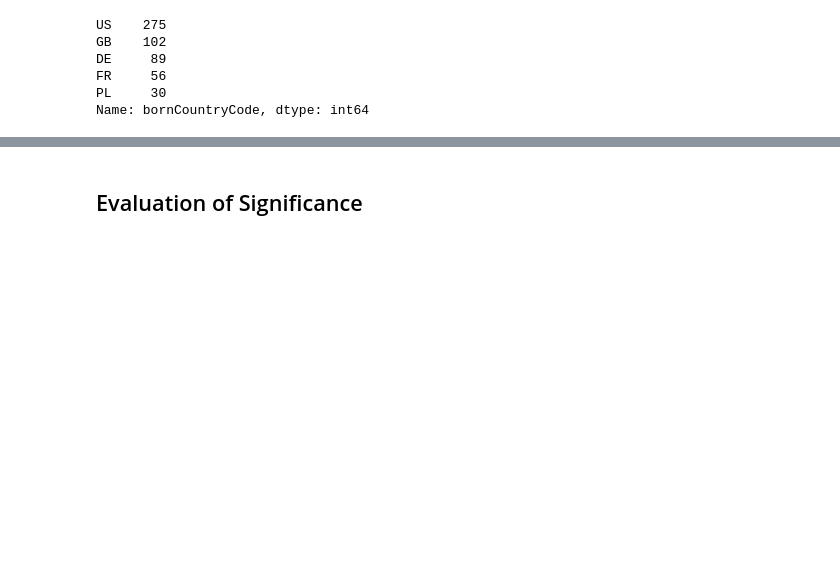
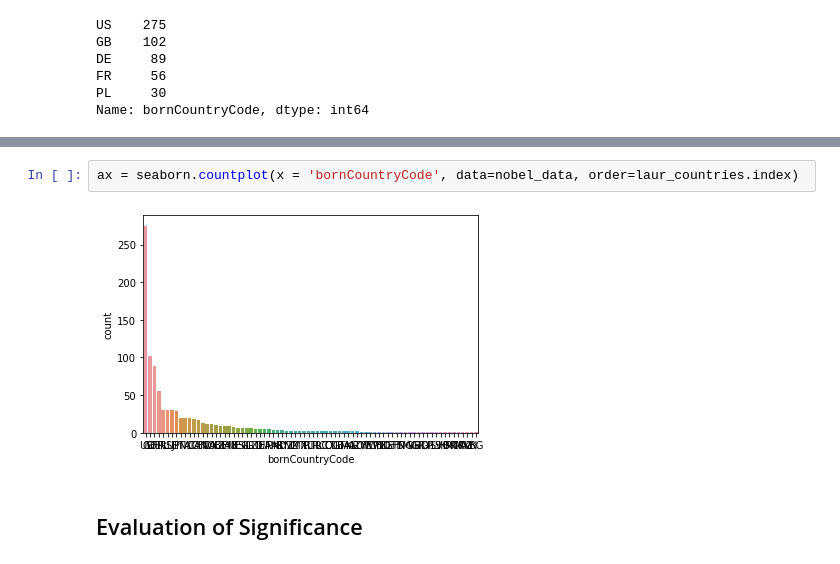
Before and after one commit to qbello22/2950-Project, a Jupyter notebook: Nobel Laureates - Phase IV.ipynb, the cells around one changed output, grey strips where cells are left out. Drawn from its saved outputs; the diff is of its cells as text; blank space fills up the shorter version.

```diff
--- a/Nobel Laureates - Phase IV.ipynb
+++ b/Nobel Laureates - Phase IV.ipynb
@@ -193,3 +164,7 @@ Name: bornCountryCode, dtype: int64
+# %%
+ax = seaborn.countplot(x = 'bornCountryCode', data=nobel_data, order=laur_countries.index)
+# %% [output]
+[figure, added]
 # %% [markdown]
 ## Evaluation of Significance
 # %% [markdown]
```
Also changed, not shown: parts of 13 cells of this notebook.
